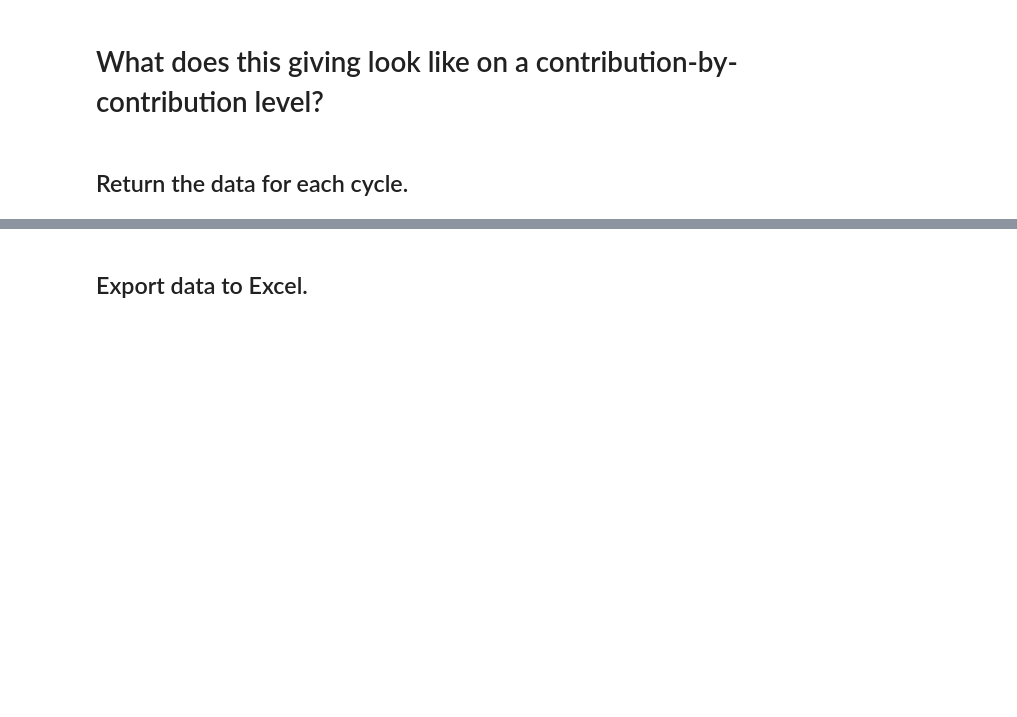
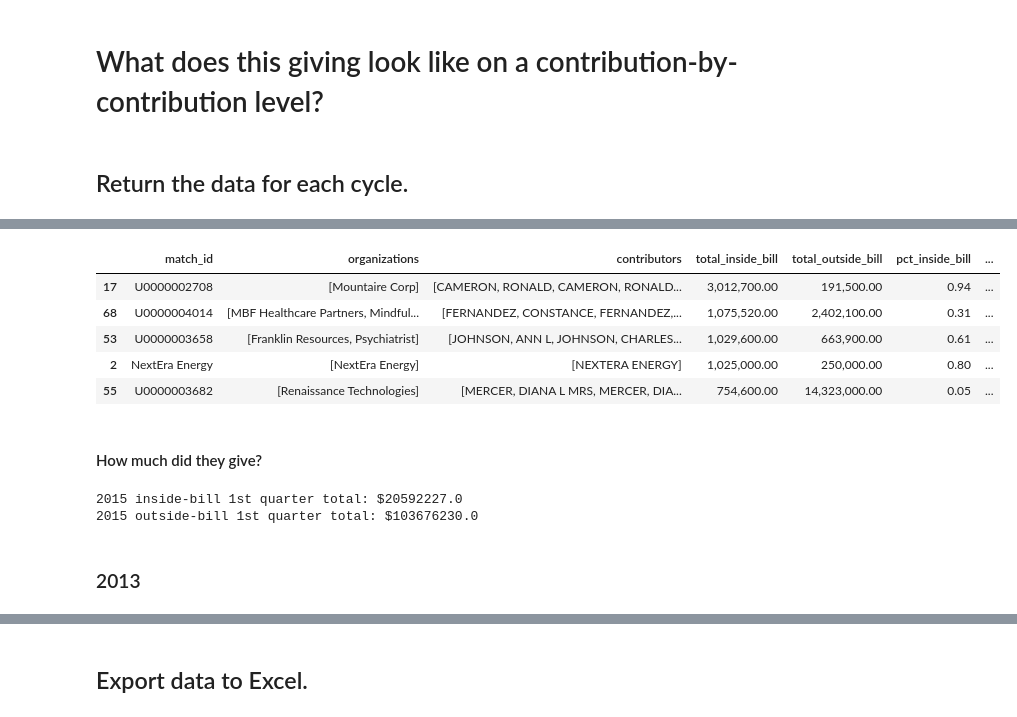
Before and after one commit to PublicI/tax-bill-contribs, a Jupyter notebook: tax-bill-analysis.ipynb, the cells around one changed output, grey strips where cells are left out. Cells and saved outputs as stored; diff of their text form; code cells hidden in the pictures; blank space fills up the shorter version.

```diff
--- a/tax-bill-analysis.ipynb
+++ b/tax-bill-analysis.ipynb
@@ -650,0 +755,3 @@ pre_bill_contributions_09 = run_contributions_query("pre_bill", "09", "2018", "2
+# %%
+inside_bill_donors_committees_15_1st_qtr = run_donors_query_1st_qtr("inside", "15", "2018", "2017-02-02", "2017-03-31", "2016", "2015-02-02", "2015-03-31", "2015-02-02", "2015-03-31")
+outside_bill_donors_committees_15_1st_qtr = run_donors_query_1st_qtr("outside", "15", "2018", "2017-02-02", "2017-03-31", "2016", "2015-01-01", "2015-02-01", "2015-04-01", "2015-12-31")
@@ -650,0 +814,9 @@ pre_bill_contributions_09 = run_contributions_query("pre_bill", "09", "2018", "2
+# %%
+inside_bill_donors_15_1st_qtr = inside_bill_donors_committees_15_1st_qtr.groupby(["match_id"]).agg({"organizations": max, "contributors": max, "total": sum}).reset_index()
+outside_bill_donors_15_1st_qtr = outside_bill_donors_committees_15_1st_qtr.groupby(["match_id"]).agg({"organizations": max, "contributors": max, "total": sum}).reset_index()
+# %%
+donors_15_1st_qtr = inside_bill_donors_15_1st_qtr.merge(outside_bill_donors_15_1st_qtr, how="outer", on="match_id", suffixes=["_inside_bill", "_outside_bill"])
+donors_15_1st_qtr.drop(["organizations_outside_bill", "contributors_outside_bill"], axis=1, inplace=True)
+donors_15_1st_qtr.rename(columns={"organizations_inside_bill": "organizations", "contributors_inside_bill": "contributors"}, inplace=True)
+donors_15_1st_qtr["total_outside_bill"].fillna(0, inplace=True)
+donors_15_1st_qtr.info()
@@ -650,0 +834,23 @@ pre_bill_contributions_09 = run_contributions_query("pre_bill", "09", "2018", "2
+# %%
+donors_15_1st_qtr["pct_inside_bill"] = donors_15_1st_qtr["total_inside_bill"] / (donors_15_1st_qtr["total_outside_bill"] + donors_15_1st_qtr["total_inside_bill"])
+donors_15_1st_qtr["pct_outside_bill"] = donors_15_1st_qtr["total_outside_bill"] / (donors_15_1st_qtr["total_outside_bill"] + donors_15_1st_qtr["total_inside_bill"])
+donors_15_1st_qtr["change"] = donors_15_1st_qtr["total_inside_bill"] - donors_15_1st_qtr["total_outside_bill"]
+donors_15_1st_qtr["pct_change"] = (donors_15_1st_qtr["total_inside_bill"] - donors_15_1st_qtr["total_outside_bill"]) / donors_15_1st_qtr["total_outside_bill"].abs()
+donors_15_1st_qtr.sort_values("total_inside_bill", ascending=False).head()
+# %% [output]
+|  | match_id | organizations | contributors | total_inside_bill | total_outside_bill | pct_inside_bill | ... |
+| 17 | U0000002708 | [Mountaire Corp] | [CAMERON, RONALD, CAMERON, RONALD... | 3,012,700.00 | 191,500.00 | 0.94 | ... |
+| 68 | U0000004014 | [MBF Healthcare Partners, Mindful... | [FERNANDEZ, CONSTANCE, FERNANDEZ,... | 1,075,520.00 | 2,402,100.00 | 0.31 | ... |
+| 53 | U0000003658 | [Franklin Resources, Psychiatrist] | [JOHNSON, ANN L, JOHNSON, CHARLES... | 1,029,600.00 | 663,900.00 | 0.61 | ... |
+| 2 | NextEra Energy | [NextEra Energy] | [NEXTERA ENERGY] | 1,025,000.00 | 250,000.00 | 0.80 | ... |
+| 55 | U0000003682 | [Renaissance Technologies] | [MERCER, DIANA L MRS, MERCER, DIA... | 754,600.00 | 14,323,000.00 | 0.05 | ... |
+# %% [markdown]
+#### How much did they give?
+# %%
+print("2015 inside-bill 1st quarter total: $" + str(donors_15_1st_qtr["total_inside_bill"].sum()))
+print("2015 outside-bill 1st quarter total: $" + str(donors_15_1st_qtr["total_outside_bill"].sum()))
+# %% [output]
+2015 inside-bill 1st quarter total: $20592227.0
+2015 outside-bill 1st quarter total: $103676230.0
+# %% [markdown]
+### 2013
```
Also changed, not shown: parts of 124 cells of this notebook.
